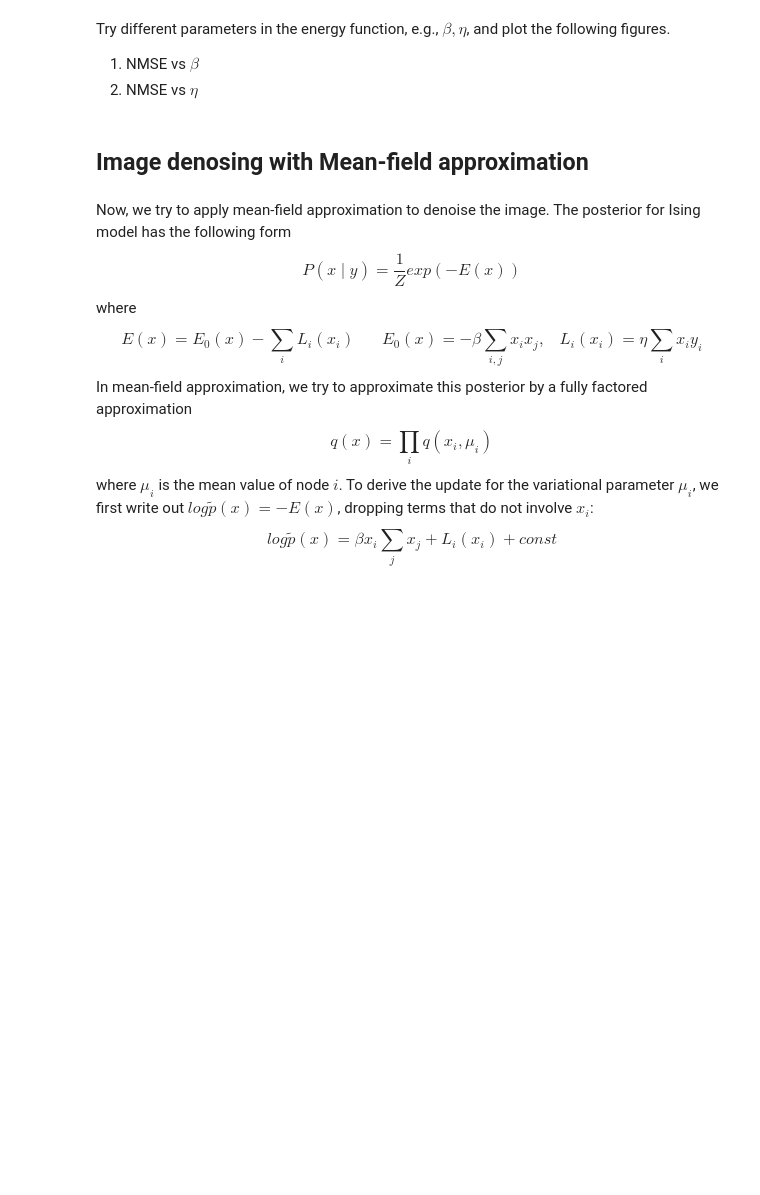
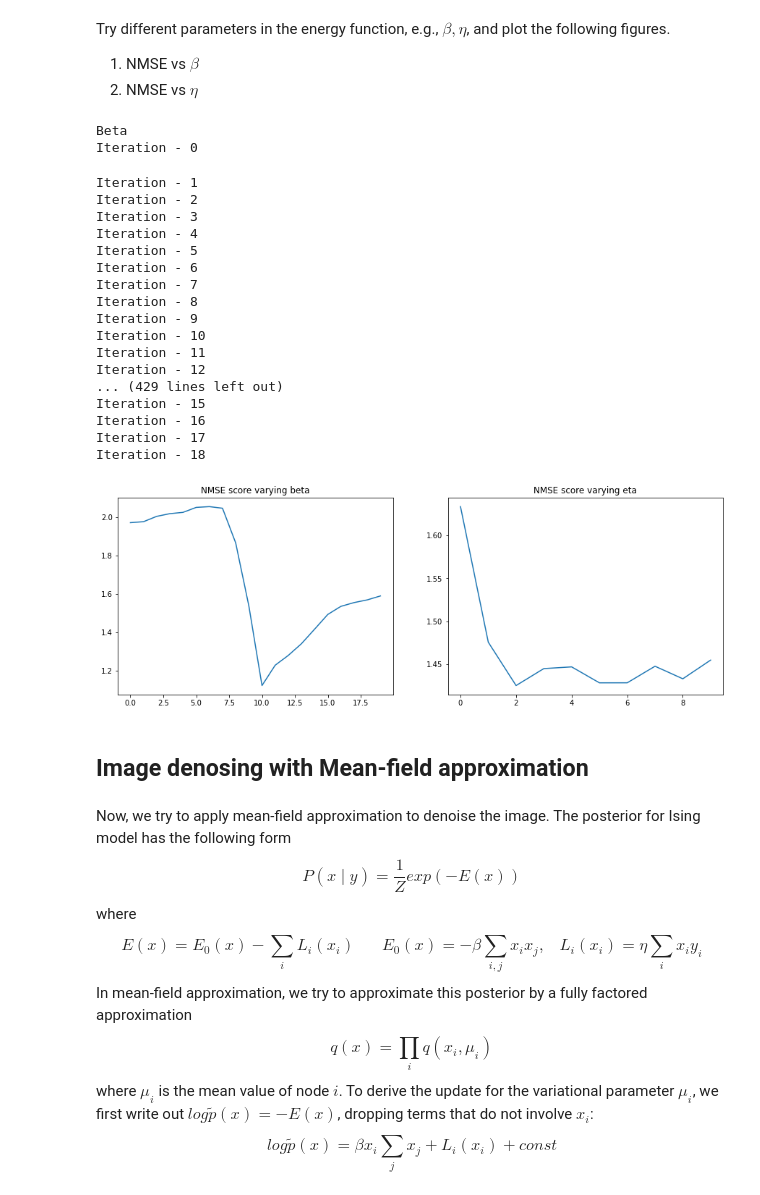
Before and after one commit to giffel99/ssy316-advanced-probabilistic, a Jupyter notebook: assignment4/Python lab 4.ipynb, the cells around one changed output. Saved outputs shown, nothing was run; the diff lists cells and outputs as text; code cells hidden in the pictures; blank space fills up the shorter version.

```diff
--- a/assignment4/Python lab 4.ipynb
+++ b/assignment4/Python lab 4.ipynb
@@ -238,6 +539,55 @@ Try different noise levels and plot the normalized mean squared error (NMSE) vs
 Try different parameters in the energy function, e.g., $ \beta, \eta$, and  plot the following figures.
 1. NMSE vs $ \beta$
 2. NMSE vs $ \eta$
+# %%
+NMSE = lambda D: (((clean_img - D)**2).sum() / (clean_img**2).sum())**1
+Beta = []
+Eta = []
+
+print("Beta")
+for q in np.arange(0,1,0.05):
+
+    noisy_img = clean_img + sigma*np.random.randn(height, width)
+    denoised = denoise(noisy_img,q,5,10)
+    Beta.append(NMSE(denoised))
+
+print("Eta")
+for burn_in in np.arange(0,10,1):
+    beta = 1
+    noisy_img = clean_img + sigma*np.random.randn(height, width)
+    denoised = denoise(noisy_img,0.7,burn_in,10)
+    Eta.append(NMSE(denoised))
+
+# horizontal label is the number of points
+plt.figure(figsize=(15,5))
+plt.subplot(121)
+plt.title('NMSE score varying beta')
+plt.plot(Beta)
+plt.subplot(122)
+plt.title('NMSE score varying eta')
+plt.plot(Eta)
+plt.show()
+# %% [output]
+Beta
+Iteration - 0
+Iteration - 1
+Iteration - 2
+Iteration - 3
+Iteration - 4
+Iteration - 5
+Iteration - 6
+Iteration - 7
+Iteration - 8
+Iteration - 9
+Iteration - 10
+Iteration - 11
+Iteration - 12
+... (429 lines left out)
+Iteration - 15
+Iteration - 16
+Iteration - 17
+Iteration - 18
+[figure, added]
 # %% [markdown]
 ## Image denosing with Mean-field approximation
 # %% [markdown]
```
Also changed, not shown: parts of 17 cells of this notebook.
